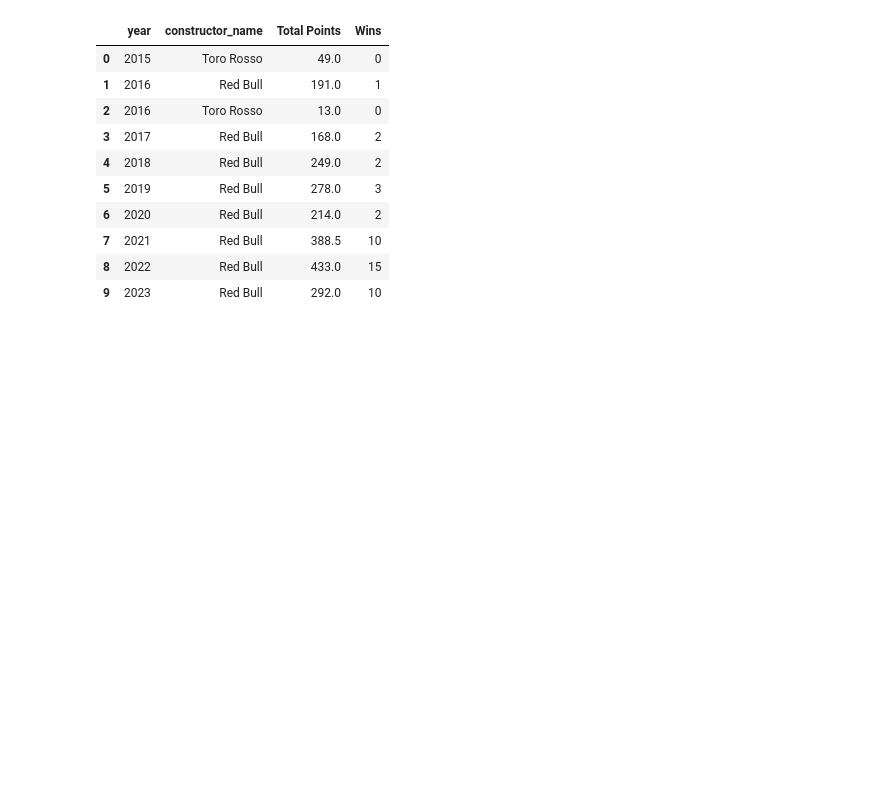
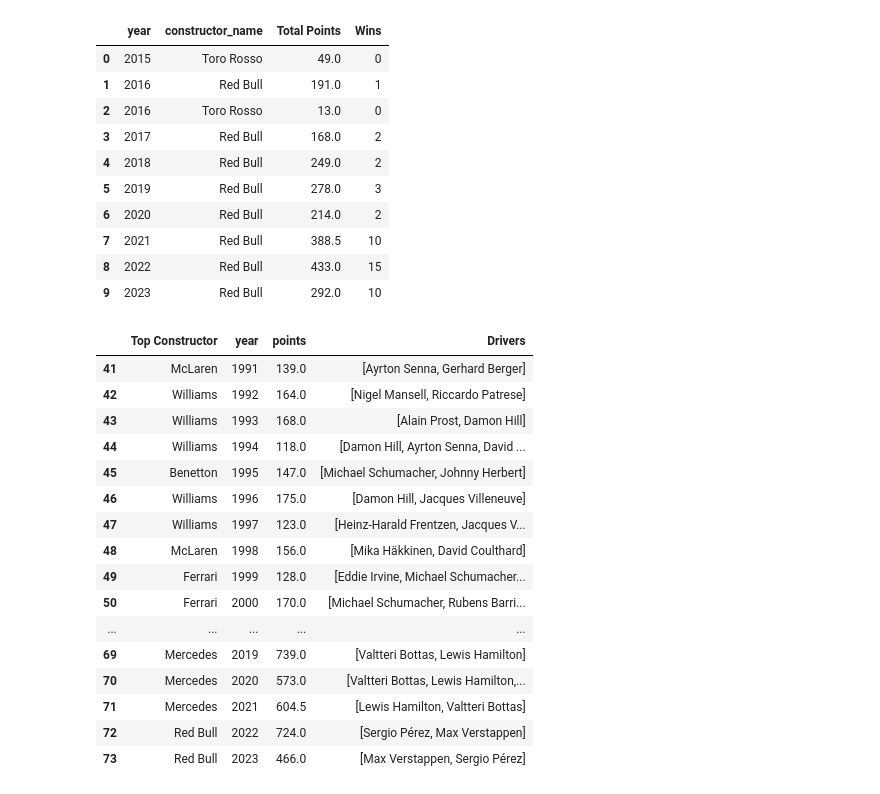
Before and after one commit to pablogalleg/python_assignment, a Jupyter notebook: group_assignment.ipynb, the cells around one changed output. Saved outputs shown, nothing was run; the diff lists cells and outputs as text; code cells hidden in the pictures; blank space fills up the shorter version.

```diff
--- a/group_assignment.ipynb
+++ b/group_assignment.ipynb
@@ -1052,3 +1034,51 @@ whose metrics look a lot closer to Schumacher's:
 | 7 | 2021 | Red Bull | 388.5 | 10 |
 | 8 | 2022 | Red Bull | 433.0 | 15 |
 | 9 | 2023 | Red Bull | 292.0 | 10 |
+# %%
+#building Year - Constructor with most points - Driver table:
+
+#points per constructor per year:
+points_by_constructor = df.groupby(['constructor_name', 'year'])['points'].sum().reset_index()
+
+# constructor with most points:
+constructor_top = points_by_constructor.loc[
+    points_by_constructor.groupby('year')['points'].idxmax()
+]
+
+# filtering original dataset:
+top_constructor_drivers = df[
+    df['constructor_name'].isin(constructor_top['constructor_name']) &
+    df['year'].isin(constructor_top['year'])
+][['year', 'constructor_name', 'driver']].drop_duplicates()
+
+# drivers list per constructor and year:
+drivers_grouped = top_constructor_drivers.groupby(['year', 'constructor_name'])['driver'].apply(list).reset_index()
+
+# driver in top constructors:
+final_result = pd.merge(constructor_top, drivers_grouped, on=['year', 'constructor_name'])
+
+# renaming:
+final_result.rename(columns={
+    'constructor_name': 'Top Constructor',
+    'driver': 'Drivers'
+}, inplace=True)
+
+final_result[final_result['year'].isin(range(1991,2024))]
+# %% [output]
+|  | Top Constructor | year | points | Drivers |
+| 41 | McLaren | 1991 | 139.0 | [Ayrton Senna, Gerhard Berger] |
+| 42 | Williams | 1992 | 164.0 | [Nigel Mansell, Riccardo Patrese] |
+| 43 | Williams | 1993 | 168.0 | [Alain Prost, Damon Hill] |
+| 44 | Williams | 1994 | 118.0 | [Damon Hill, Ayrton Senna, David ... |
+| 45 | Benetton | 1995 | 147.0 | [Michael Schumacher, Johnny Herbert] |
+| 46 | Williams | 1996 | 175.0 | [Damon Hill, Jacques Villeneuve] |
+| 47 | Williams | 1997 | 123.0 | [Heinz-Harald Frentzen, Jacques V... |
+| 48 | McLaren | 1998 | 156.0 | [Mika Häkkinen, David Coulthard] |
+| 49 | Ferrari | 1999 | 128.0 | [Eddie Irvine, Michael Schumacher... |
+| 50 | Ferrari | 2000 | 170.0 | [Michael Schumacher, Rubens Barri... |
+| ... | ... | ... | ... | ... |
+| 69 | Mercedes | 2019 | 739.0 | [Valtteri Bottas, Lewis Hamilton] |
+| 70 | Mercedes | 2020 | 573.0 | [Valtteri Bottas, Lewis Hamilton,... |
+| 71 | Mercedes | 2021 | 604.5 | [Lewis Hamilton, Valtteri Bottas] |
+| 72 | Red Bull | 2022 | 724.0 | [Sergio Pérez, Max Verstappen] |
+| 73 | Red Bull | 2023 | 466.0 | [Max Verstappen, Sergio Pérez] |
```
Also changed, not shown: parts of 3 cells of this notebook.
